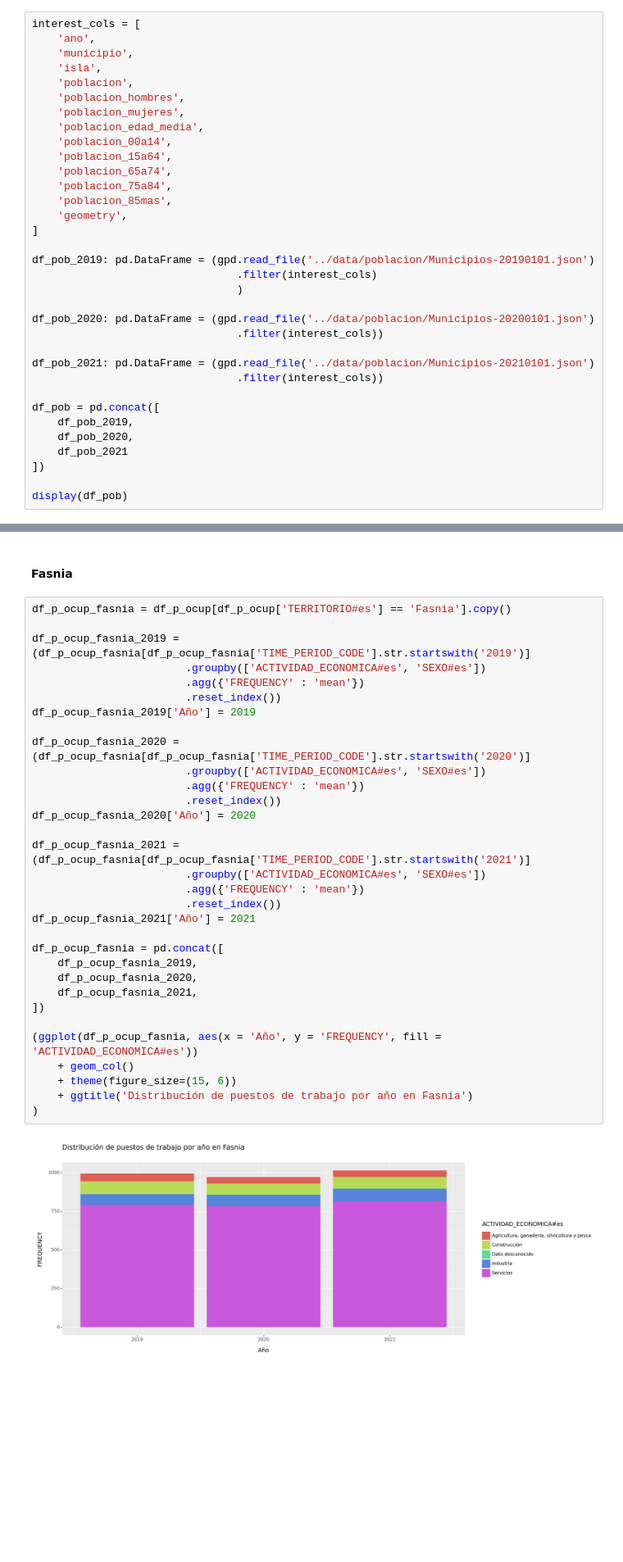
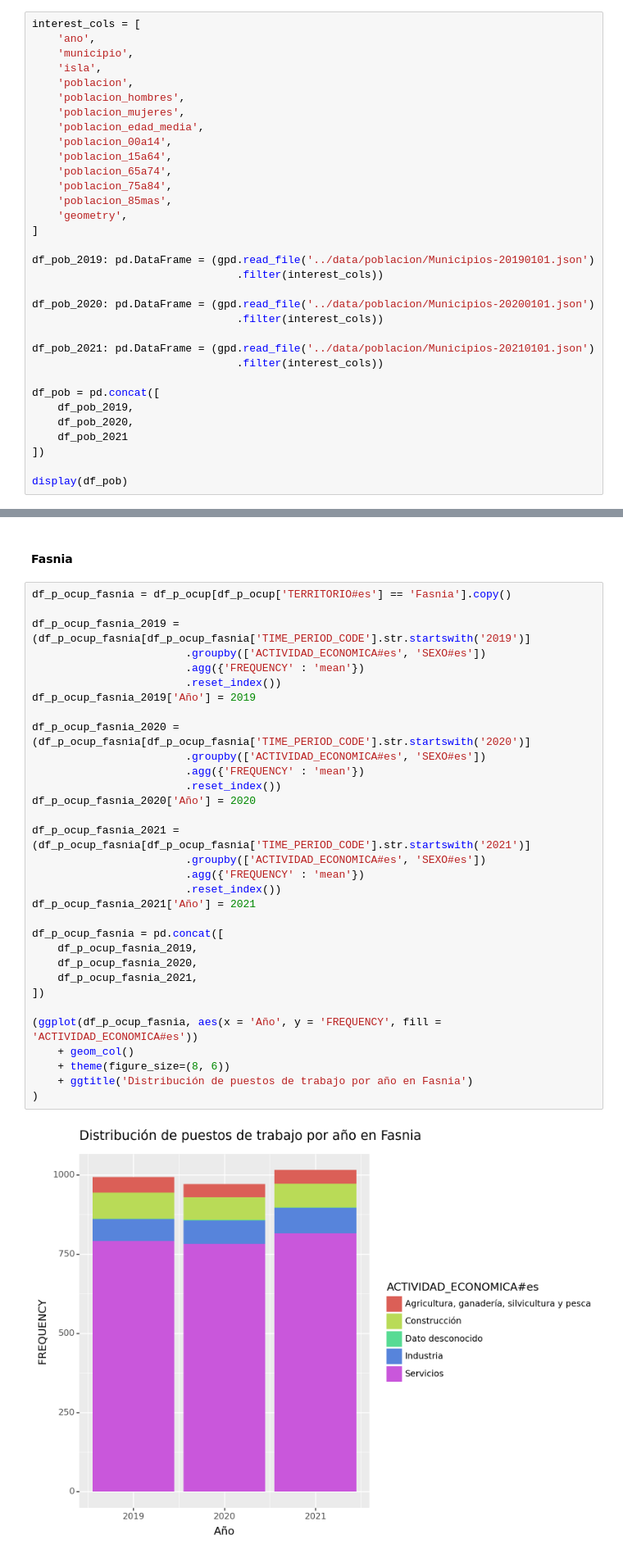
Before and after one commit to alu0101351773/VIS_proyecto, a Jupyter notebook: src/proyecto.ipynb, the cells around one changed output, grey strips where cells are left out. Shown at 82% size. Saved outputs shown, nothing was run; the diff lists cells and outputs as text; blank space fills up the shorter version.

```diff
--- a/src/proyecto.ipynb
+++ b/src/proyecto.ipynb
@@ -28,8 +28,7 @@ interest_cols = [
 ]
 
 df_pob_2019: pd.DataFrame = (gpd.read_file('../data/poblacion/Municipios-20190101.json')
-                                .filter(interest_cols)
-                                )
+                                .filter(interest_cols))
 
 df_pob_2020: pd.DataFrame = (gpd.read_file('../data/poblacion/Municipios-20200101.json')
                                 .filter(interest_cols))
@@ -498,32 +497,32 @@ df_p_ocup_fasnia = df_p_ocup[df_p_ocup['TERRITORIO#es'] == 'Fasnia'].copy()
 
 df_p_ocup_fasnia_2019 = (df_p_ocup_fasnia[df_p_ocup_fasnia['TIME_PERIOD_CODE'].str.startswith('2019')]
                         .groupby(['ACTIVIDAD_ECONOMICA#es', 'SEXO#es'])
                         .agg({'FREQUENCY' : 'mean'})
                         .reset_index())
 df_p_ocup_fasnia_2019['Año'] = 2019
 
 df_p_ocup_fasnia_2020 = (df_p_ocup_fasnia[df_p_ocup_fasnia['TIME_PERIOD_CODE'].str.startswith('2020')]
                         .groupby(['ACTIVIDAD_ECONOMICA#es', 'SEXO#es'])
                         .agg({'FREQUENCY' : 'mean'})
                         .reset_index())
 df_p_ocup_fasnia_2020['Año'] = 2020
 
 df_p_ocup_fasnia_2021 = (df_p_ocup_fasnia[df_p_ocup_fasnia['TIME_PERIOD_CODE'].str.startswith('2021')]
                         .groupby(['ACTIVIDAD_ECONOMICA#es', 'SEXO#es'])
                         .agg({'FREQUENCY' : 'mean'})
                         .reset_index())
 df_p_ocup_fasnia_2021['Año'] = 2021
 
 df_p_ocup_fasnia = pd.concat([
     df_p_ocup_fasnia_2019,
     df_p_ocup_fasnia_2020,
     df_p_ocup_fasnia_2021,
 ])
 
 (ggplot(df_p_ocup_fasnia, aes(x = 'Año', y = 'FREQUENCY', fill = 'ACTIVIDAD_ECONOMICA#es'))
     + geom_col()
-    + theme(figure_size=(15, 6))
+    + theme(figure_size=(8, 6))
     + ggtitle('Distribución de puestos de trabajo por año en Fasnia')
 )
 # %% [output]
-[figure, old version]
+[figure, new version]
```
Also changed, not shown: parts of 4 cells of this notebook.
